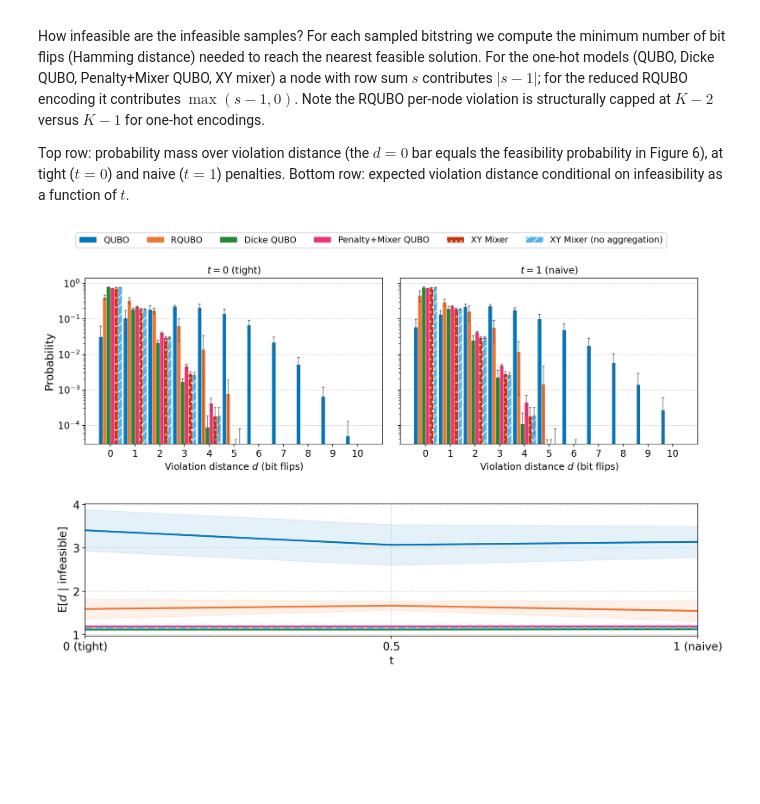
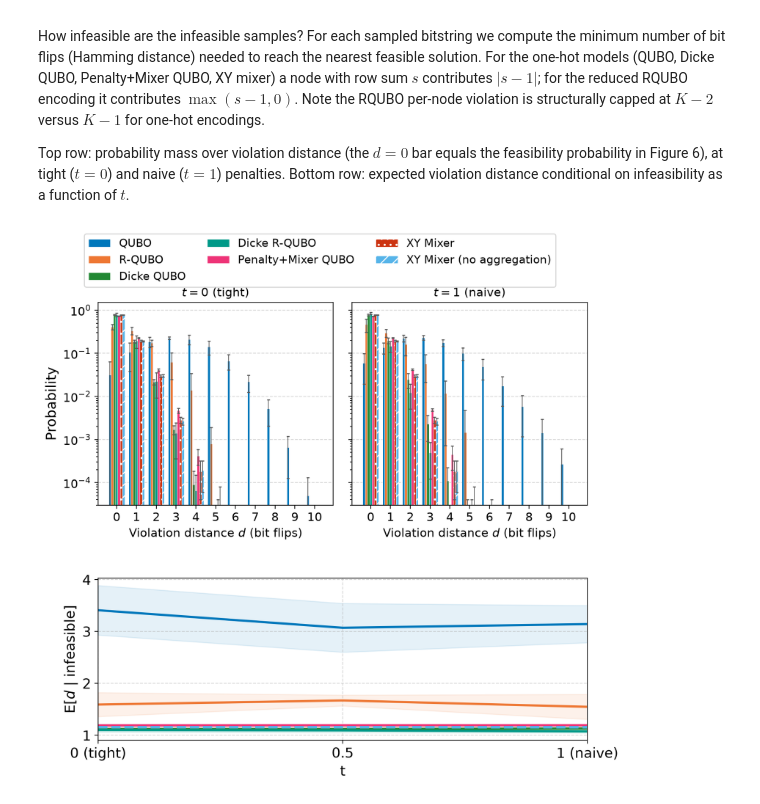
Before and after one commit to AdrianHarkness/Max_K_Cut, a Jupyter notebook: notebooks/experiments/visualize_results.ipynb, the cells around one changed output. Cells and saved outputs as stored; diff of their text form; code cells hidden in the pictures; blank space fills up the shorter version.

```diff
--- a/notebooks/experiments/visualize_results.ipynb
+++ b/notebooks/experiments/visualize_results.ipynb
@@ -27,6 +27,8 @@ RQUBO_FEASIBILITY = loaded_data['RQUBO_FEASIBILITY']
 
 DICKE_QUBO_EXP_VALS = loaded_data['DICKE_QUBO_EXP_VALS'] if 'DICKE_QUBO_EXP_VALS' in loaded_data else None
 DICKE_QUBO_FEASIBILITY = loaded_data['DICKE_QUBO_FEASIBILITY'] if 'DICKE_QUBO_FEASIBILITY' in loaded_data else None
+DICKE_RQUBO_EXP_VALS = loaded_data['DICKE_RQUBO_EXP_VALS'] if 'DICKE_RQUBO_EXP_VALS' in loaded_data else None
+DICKE_RQUBO_FEASIBILITY = loaded_data['DICKE_RQUBO_FEASIBILITY'] if 'DICKE_RQUBO_FEASIBILITY' in loaded_data else None
 PENALTY_MIXER_QUBO_EXP_VALS = loaded_data['PENALTY_MIXER_QUBO_EXP_VALS'] if 'PENALTY_MIXER_QUBO_EXP_VALS' in loaded_data else None
 PENALTY_MIXER_QUBO_FEASIBILITY = loaded_data['PENALTY_MIXER_QUBO_FEASIBILITY'] if 'PENALTY_MIXER_QUBO_FEASIBILITY' in loaded_data else None
 XY_MIXER_EXP_VALS = loaded_data['XY_MIXER_EXP_VALS'] if 'XY_MIXER_EXP_VALS' in loaded_data else None
@@ -38,6 +40,7 @@ XY_MIXER_NO_AGG_FEASIBILITY = loaded_data['XY_MIXER_NO_AGG_FEASIBILITY'] if 'XY_
 QUBO_VIOLATION_PMF = loaded_data['QUBO_VIOLATION_PMF'] if 'QUBO_VIOLATION_PMF' in loaded_data else None
 RQUBO_VIOLATION_PMF = loaded_data['RQUBO_VIOLATION_PMF'] if 'RQUBO_VIOLATION_PMF' in loaded_data else None
 DICKE_QUBO_VIOLATION_PMF = loaded_data['DICKE_QUBO_VIOLATION_PMF'] if 'DICKE_QUBO_VIOLATION_PMF' in loaded_data else None
+DICKE_RQUBO_VIOLATION_PMF = loaded_data['DICKE_RQUBO_VIOLATION_PMF'] if 'DICKE_RQUBO_VIOLATION_PMF' in loaded_data else None
 PENALTY_MIXER_QUBO_VIOLATION_PMF = loaded_data['PENALTY_MIXER_QUBO_VIOLATION_PMF'] if 'PENALTY_MIXER_QUBO_VIOLATION_PMF' in loaded_data else None
 XY_MIXER_VIOLATION_PMF = loaded_data['XY_MIXER_VIOLATION_PMF'] if 'XY_MIXER_VIOLATION_PMF' in loaded_data else None
 XY_MIXER_NO_AGG_VIOLATION_PMF = loaded_data['XY_MIXER_NO_AGG_VIOLATION_PMF'] if 'XY_MIXER_NO_AGG_VIOLATION_PMF' in loaded_data else None
@@ -45,6 +48,7 @@ XY_MIXER_NO_AGG_VIOLATION_PMF = loaded_data['XY_MIXER_NO_AGG_VIOLATION_PMF'] if
 QUBO_EXP_VIOLATION_INFEAS = loaded_data['QUBO_EXP_VIOLATION_INFEAS'] if 'QUBO_EXP_VIOLATION_INFEAS' in loaded_data else None
 RQUBO_EXP_VIOLATION_INFEAS = loaded_data['RQUBO_EXP_VIOLATION_INFEAS'] if 'RQUBO_EXP_VIOLATION_INFEAS' in loaded_data else None
 DICKE_QUBO_EXP_VIOLATION_INFEAS = loaded_data['DICKE_QUBO_EXP_VIOLATION_INFEAS'] if 'DICKE_QUBO_EXP_VIOLATION_INFEAS' in loaded_data else None
+DICKE_RQUBO_EXP_VIOLATION_INFEAS = loaded_data['DICKE_RQUBO_EXP_VIOLATION_INFEAS'] if 'DICKE_RQUBO_EXP_VIOLATION_INFEAS' in loaded_data else None
 PENALTY_MIXER_QUBO_EXP_VIOLATION_INFEAS = loaded_data['PENALTY_MIXER_QUBO_EXP_VIOLATION_INFEAS'] if 'PENALTY_MIXER_QUBO_EXP_VIOLATION_INFEAS' in loaded_data else None
 XY_MIXER_EXP_VIOLATION_INFEAS = loaded_data['XY_MIXER_EXP_VIOLATION_INFEAS'] if 'XY_MIXER_EXP_VIOLATION_INFEAS' in loaded_data else None
 XY_MIXER_NO_AGG_EXP_VIOLATION_INFEAS = loaded_data['XY_MIXER_NO_AGG_EXP_VIOLATION_INFEAS'] if 'XY_MIXER_NO_AGG_EXP_VIOLATION_INFEAS' in loaded_data else None
@@ -55,10 +59,12 @@ num_graphs = QUBO_EXP_VALS.shape[0]
 # %%
 rows = [
     ("QUBO", QUBO_EXP_VALS, QUBO_FEASIBILITY),
-    ("RQUBO", RQUBO_EXP_VALS, RQUBO_FEASIBILITY),
+    ("R-QUBO", RQUBO_EXP_VALS, RQUBO_FEASIBILITY),
     ("Dicke QUBO", DICKE_QUBO_EXP_VALS, DICKE_QUBO_FEASIBILITY),
+    ("Dicke R-QUBO", DICKE_RQUBO_EXP_VALS, DICKE_RQUBO_FEASIBILITY),
     ("Penalty+Mixer QUBO", PENALTY_MIXER_QUBO_EXP_VALS, PENALTY_MIXER_QUBO_FEASIBILITY)
 ]
+rows = [row for row in rows if row[1] is not None]
 
 fig, axs = plt.subplots(len(rows), 2, figsize=(16, 6 * len(rows)), squeeze=False)
 
@@ -629,6 +693,7 @@ else:
     qubo_color = "#0077BB"
     rqubo_color = "#EE7733"
     dicke_qubo_color = "#228833"
+    dicke_rqubo_color = "#009988"
     penalty_mixer_color = "#EE3377"
     xy_mixer_color = "#CC3311"
     xy_no_agg_color = "#56B4E9"
@@ -638,8 +703,9 @@ else:
 
     bar_models = [
         ("QUBO", QUBO_VIOLATION_PMF, qubo_color, None),
-        ("RQUBO", RQUBO_VIOLATION_PMF, rqubo_color, None),
+        ("R-QUBO", RQUBO_VIOLATION_PMF, rqubo_color, None),
         ("Dicke QUBO", DICKE_QUBO_VIOLATION_PMF, dicke_qubo_color, None),
+        ("Dicke R-QUBO", DICKE_RQUBO_VIOLATION_PMF, dicke_rqubo_color, None),
         ("Penalty+Mixer QUBO", PENALTY_MIXER_QUBO_VIOLATION_PMF, penalty_mixer_color, None),
         ("XY Mixer", XY_MIXER_VIOLATION_PMF, xy_mixer_color, ".."),
         ("XY Mixer (no aggregation)", XY_MIXER_NO_AGG_VIOLATION_PMF, xy_no_agg_color, "//"),
@@ -655,18 +721,17 @@ else:
             max_shown = max(max_shown, int(nonzero.max()))
     dists = np.arange(max_shown + 1)
 
-    fig = plt.figure(figsize=(12, 8))
+    fig = plt.figure(figsize=(8, 8))
     gs = fig.add_gridspec(
-        2, 2, height_ratios=[1, 0.8], hspace=0.4, wspace=0.06,
-        top=0.88, bottom=0.09, left=0.08, right=0.98,
+        2, 2, height_ratios=[1, 0.8], hspace=0.4, wspace=0.08,
+        top=0.86, bottom=0.09, left=0.11, right=0.97,
     )
     ax_tight = fig.add_subplot(gs[0, 0])
     ax_naive = fig.add_subplot(gs[0, 1], sharey=ax_tight)
     ax_bottom = fig.add_subplot(gs[1, :])
 
     n_bars = len(bar_models)
-    group_width = 0.94   # fraction of each unit distance slot filled by the bar group
-    bar_width = group_width / n_bars
+    bar_width = 0.8 / n_bars
     # Floor slightly below one shot out of 10,000 so single-shot mass stays visible on the log scale
     log_floor = 3e-5
 
@@ -678,7 +743,7 @@ else:
                 data = pmf[:, : max_shown + 1]
             mean = data.mean(axis=0)
             std = data.std(axis=0)
-            offsets = dists - group_width / 2 + bar_width * (m_idx + 0.5)
+            offsets = dists - 0.4 + bar_width * (m_idx + 0.5)
             # Clip the lower error bar so it stays on the log axis
             yerr_lo = np.minimum(std, np.maximum(mean - log_floor, 0))
             ax.bar(
@@ -704,8 +769,9 @@ else:
     # -----------------------------
     line_models = [
         ("QUBO", QUBO_EXP_VIOLATION_INFEAS, qubo_color),
-        ("RQUBO", RQUBO_EXP_VIOLATION_INFEAS, rqubo_color),
+        ("R-QUBO", RQUBO_EXP_VIOLATION_INFEAS, rqubo_color),
         ("Dicke QUBO", DICKE_QUBO_EXP_VIOLATION_INFEAS, dicke_qubo_color),
+        ("Dicke R-QUBO", DICKE_RQUBO_EXP_VIOLATION_INFEAS, dicke_rqubo_color),
         ("Penalty+Mixer QUBO", PENALTY_MIXER_QUBO_EXP_VIOLATION_INFEAS, penalty_mixer_color),
     ]
     with _warnings.catch_warnings():
@@ -735,32 +801,32 @@ else:
 
     ax_bottom.grid(True, which='both', linestyle='--', alpha=0.5)
     ax_bottom.set_xlim(0, 1)
     ax_bottom.set_xlabel('t', fontsize=14)
     ax_bottom.set_xticks([0, 0.5, 1])
     ax_bottom.set_xticklabels(["0 (tight)", "0.5", "1 (naive)"], fontsize=12)
     ax_bottom.set_ylabel('E[$d$ | infeasible]', fontsize=14)
     ax_bottom.tick_params(axis='x', labelsize=14)
     ax_bottom.tick_params(axis='y', labelsize=14)
 
     handles, labels = ax_tight.get_legend_handles_labels()
     _leg = fig.legend(
         handles,
         labels,
         loc="upper center",
         bbox_to_anchor=(0.5, 0.99),
         bbox_transform=fig.transFigure,
-        ncol=6,
+        ncol=3,
         fontsize=11,
         frameon=True,
     )
     _leg.set_clip_on(False)
 
     data_tag = os.path.splitext(os.path.basename(loaded_data_path))[0]
     fig.savefig(
         os.path.join("Data", f"violation_distance_{data_tag}.pdf"),
         bbox_inches="tight",
         pad_inches=0.2,
         bbox_extra_artists=[_leg],
     )
 # %% [output]
-[figure, old version]
+[figure, new version]
```
Also changed, not shown: parts of 6 cells of this notebook, 29 other files.
